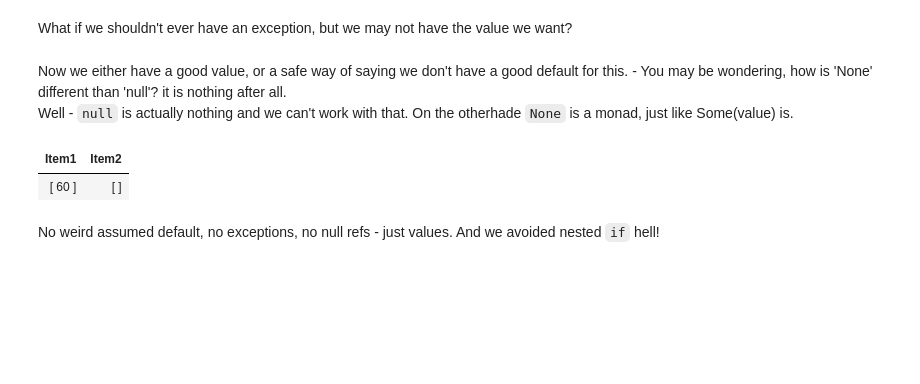
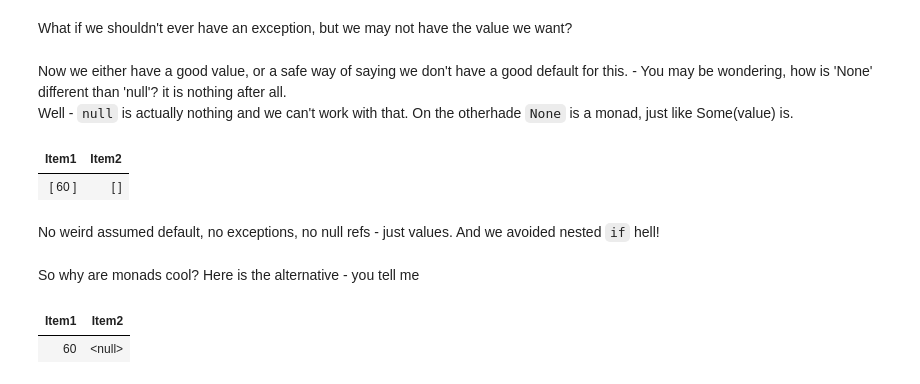
Before and after one commit to qmarsala/FunctionalJourney, a Jupyter notebook: CSharp/functional-csharp-notebook.ipynb, the cells around one changed output. Saved outputs shown, nothing was run; the diff lists cells and outputs as text; code cells hidden in the pictures; blank space fills up the shorter version.

Commit message:
show alternative approach to calculate

```diff
--- a/CSharp/functional-csharp-notebook.ipynb
+++ b/CSharp/functional-csharp-notebook.ipynb
@@ -974,3 +974,35 @@ return (result, result2);
 | [ 60 ] | [ ] |
 # %% [markdown]
 No weird assumed default, no exceptions, no null refs - just values.  And we avoided nested `if` hell!
+# %% [markdown]
+So why are monads cool?  Here is the alternative - you tell me
+# %%
+int? ParseInt(string value) =>
+    Int32.TryParse(value, out var result)
+        ? result
+        : null;
+
+int? Calculate(string a, string b, string c)
+{
+    var aNum = ParseInt(a);
+    if (aNum is not null)
+    {
+        var bNum = ParseInt(b);
+        if (bNum is not null)
+        {
+            var cNum = ParseInt(c);
+            if (cNum is not null)
+            {
+                return aNum + bNum + cNum;
+            }
+        }
+    }
+    return null;
+}
+
+var valid = Calculate("10", "20", "30");
+var invalid = Calculate("invalid number", "10", "20");
+return (valid, invalid); // return null gross!
+# %% [output]
+| Item1 | Item2 |
+| 60 | <null> |
```
Also changed, not shown: parts of 1 cell of this notebook.
